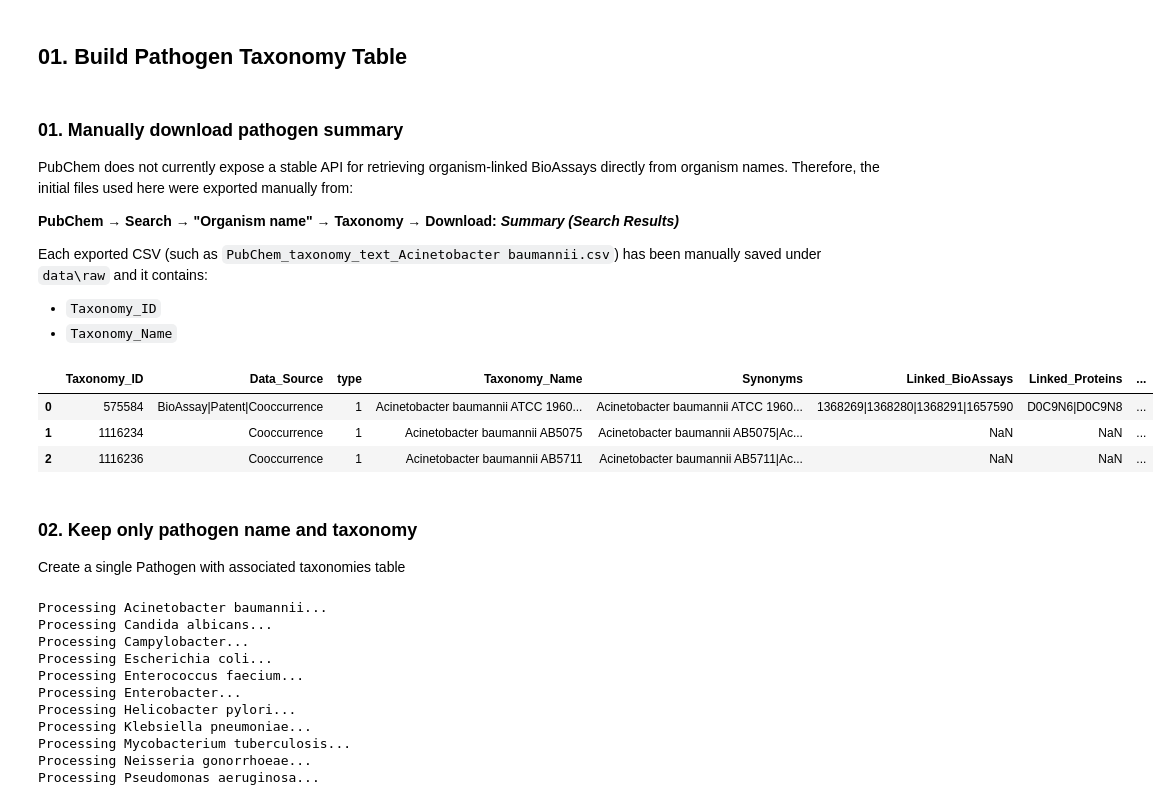
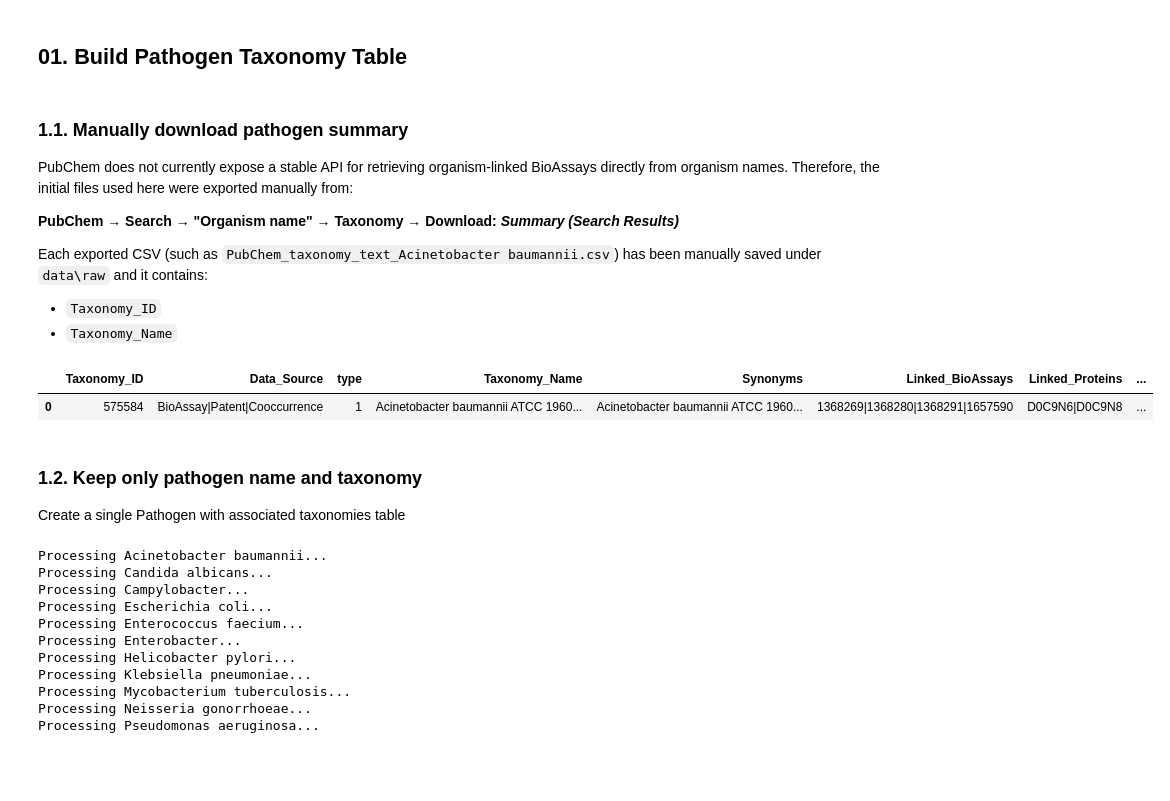
Before and after one commit to ersilia-os/pubchem-antimicrobial-tasks, a Jupyter notebook: notebooks/001_pathogens_of_interest_taxid.ipynb, the cells around one changed output. Drawn from its saved outputs; the diff is of its cells as text; code cells hidden in the pictures; blank space fills up the shorter version.

```diff
--- a/notebooks/001_pathogens_of_interest_taxid.ipynb
+++ b/notebooks/001_pathogens_of_interest_taxid.ipynb
@@ -34,7 +36,7 @@ pathogens = [
 # %% [markdown]
 ## 01. Build Pathogen Taxonomy Table
 # %% [markdown]
-### 01. Manually download pathogen summary
+### 1.1. Manually download pathogen summary
 PubChem does not currently expose a stable API for retrieving organism-linked BioAssays directly from organism names. Therefore, the initial files used here were exported manually from:
 
 **PubChem → Search → "Organism name" → Taxonomy →  Download: *Summary (Search Results)***
@@ -44,14 +46,12 @@ Each exported CSV (such as `PubChem_taxonomy_text_Acinetobacter baumannii.csv`)
 - `Taxonomy_Name`
 # %%
 abaumanii_summary = pd.read_csv(DATA_RAW / f"PubChem_taxonomy_text_Acinetobacter baumannii.csv")
-abaumanii_summary.head(3)
+abaumanii_summary.head(1)
 # %% [output]
 |  | Taxonomy_ID | Data_Source | type | Taxonomy_Name | Synonyms | Linked_BioAssays | Linked_Proteins | ... |
 | 0 | 575584 | BioAssay|Patent|Cooccurrence | 1 | Acinetobacter baumannii ATCC 1960... | Acinetobacter baumannii ATCC 1960... | 1368269|1368280|1368291|1657590 | D0C9N6|D0C9N8 | ... |
-| 1 | 1116234 | Cooccurrence | 1 | Acinetobacter baumannii AB5075 | Acinetobacter baumannii AB5075|Ac... | NaN | NaN | ... |
-| 2 | 1116236 | Cooccurrence | 1 | Acinetobacter baumannii AB5711 | Acinetobacter baumannii AB5711|Ac... | NaN | NaN | ... |
 # %% [markdown]
-### 02. Keep only pathogen name and taxonomy
+### 1.2. Keep only pathogen name and taxonomy
 Create a single Pathogen with associated taxonomies table
 # %%
 def pathogen_taxid(pathogen: str) -> pd.DataFrame:
```
Also changed, not shown: parts of 21 cells of this notebook.
